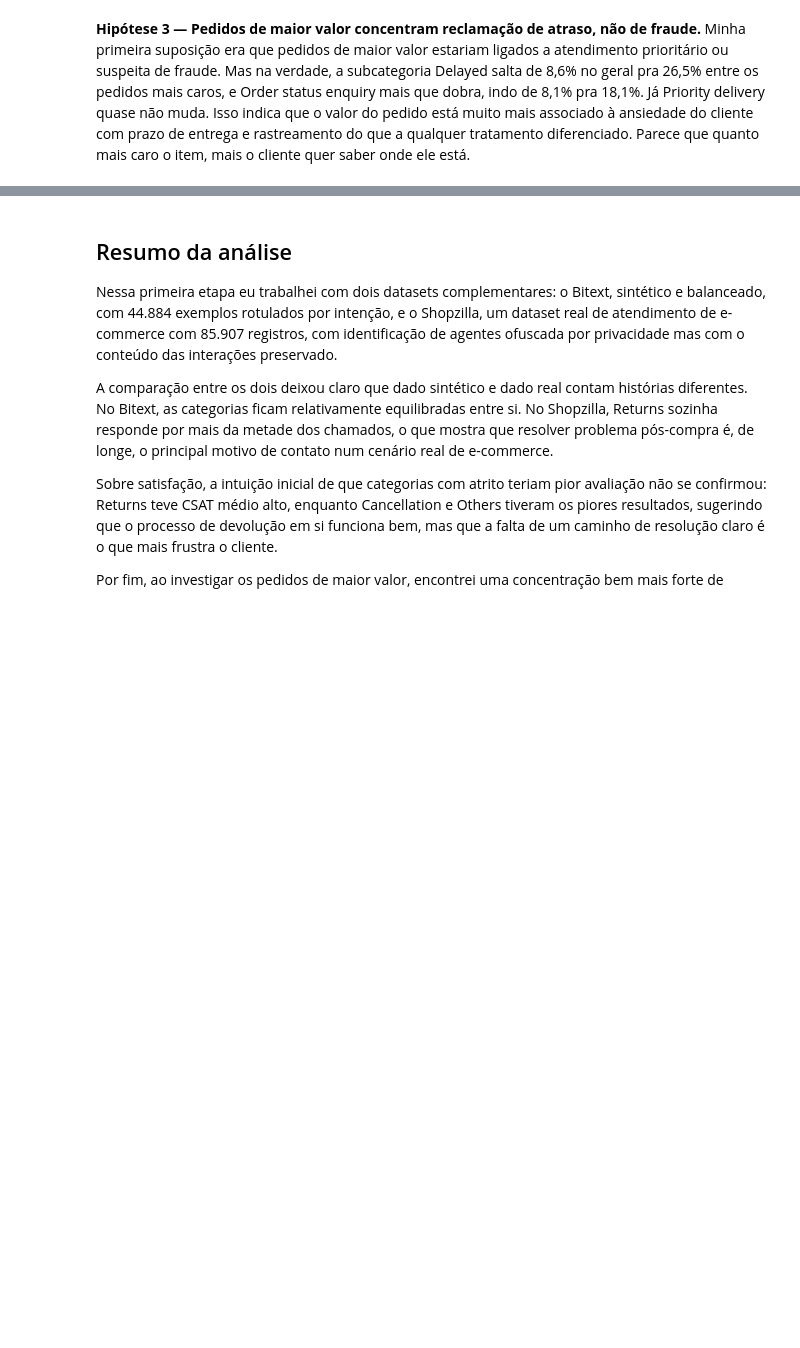
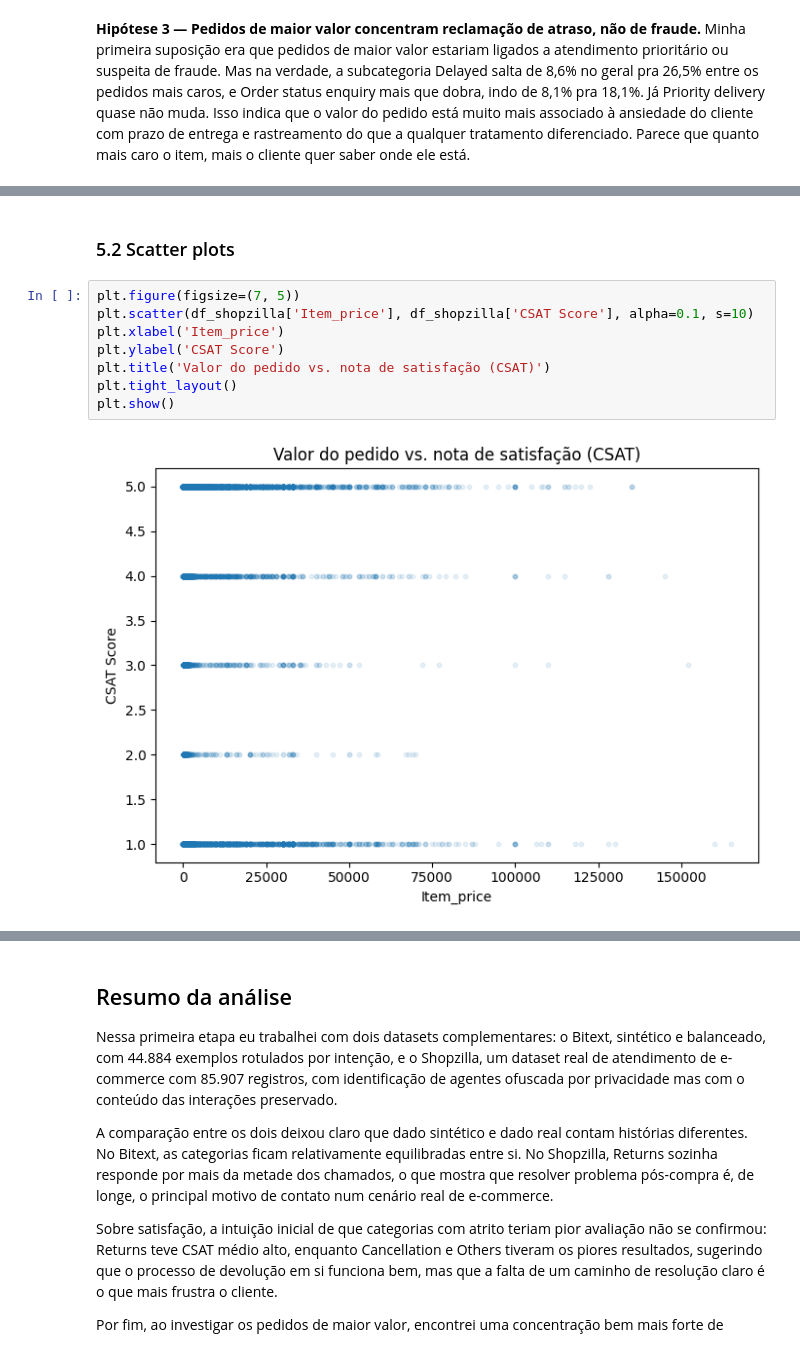
Before and after one commit to arthurvicttor/e-comshield, a Jupyter notebook: agent/01_eda.ipynb, the cells around one changed output, grey strips where cells are left out. Saved outputs shown, nothing was run; the diff lists cells and outputs as text; blank space fills up the shorter version.

```diff
--- a/agent/01_eda.ipynb
+++ b/agent/01_eda.ipynb
@@ -343,0 +411,12 @@ comparacao.sort_values('diferenca', ascending=False).head(10)
+# %% [markdown]
+### 5.2 Scatter plots
+# %%
+plt.figure(figsize=(7, 5))
+plt.scatter(df_shopzilla['Item_price'], df_shopzilla['CSAT Score'], alpha=0.1, s=10)
+plt.xlabel('Item_price')
+plt.ylabel('CSAT Score')
+plt.title('Valor do pedido vs. nota de satisfação (CSAT)')
+plt.tight_layout()
+plt.show()
+# %% [output]
+[figure, added]
```
Also changed, not shown: parts of 14 cells of this notebook, 2 other files.
